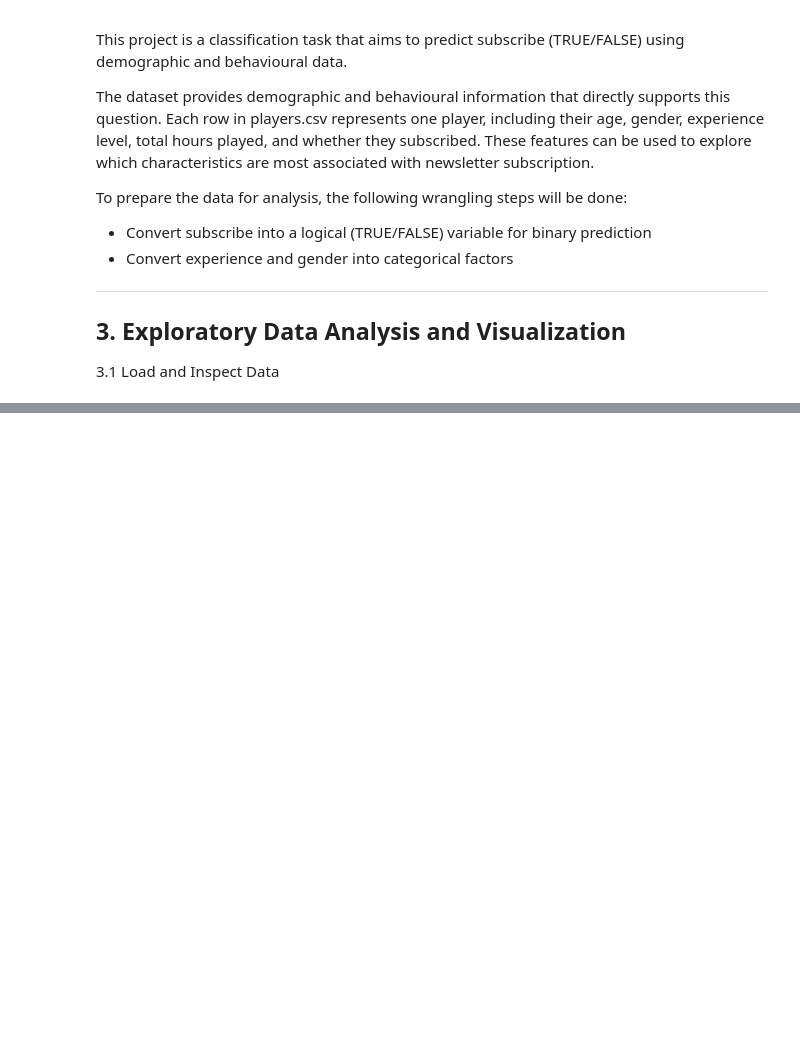
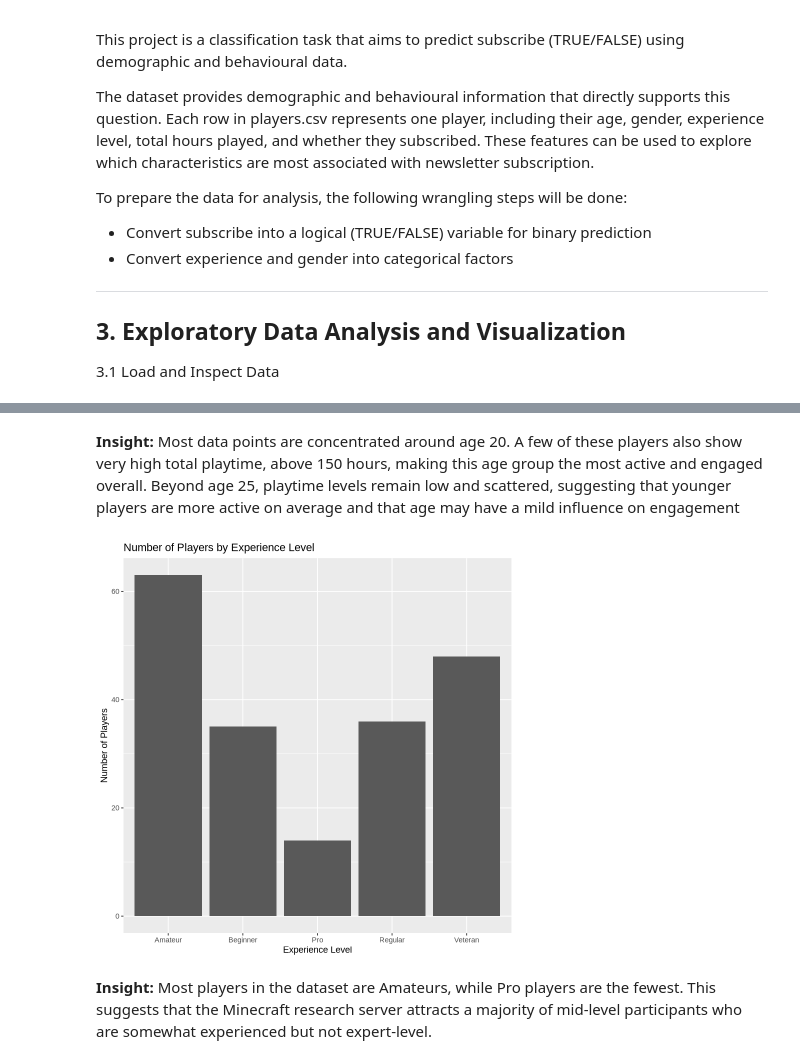
Before and after one commit to lsqolivia/THE-FINAL-dsci-project, a Jupyter notebook: dsci project.ipynb, the cells around one changed output, grey strips where cells are left out. Drawn from its saved outputs; the diff is of its cells as text; code cells hidden in the pictures; blank space fills up the shorter version.

```diff
--- a/dsci project.ipynb
+++ b/dsci project.ipynb
@@ -60,0 +233,19 @@ To prepare the data for analysis, the following wrangling steps will be done:
+# %% [markdown]
+**Insight:**
+Most data points are concentrated around age 20. A few of these players also show very high total playtime, above 150 hours, making this age group the most active and engaged overall.
+Beyond age 25, playtime levels remain low and scattered, suggesting that younger players are more active on average and that age may have a mild influence on engagement
+# %%
+Number_of_players_by_experience <- players |>
+ggplot(aes(x = experience)) +
+  geom_bar() +
+  labs(
+    title = "Number of Players by Experience Level",
+    x = "Experience Level",
+    y = "Number of Players")
+Number_of_players_by_experience
+# %% [output]
+[figure, added]
+# %% [markdown]
+**Insight:**
+Most players in the dataset are Amateurs, while Pro players are the fewest.
+This suggests that the Minecraft research server attracts a majority of mid-level participants who are somewhat experienced but not expert-level.
```
Also changed, not shown: parts of 11 cells of this notebook.
